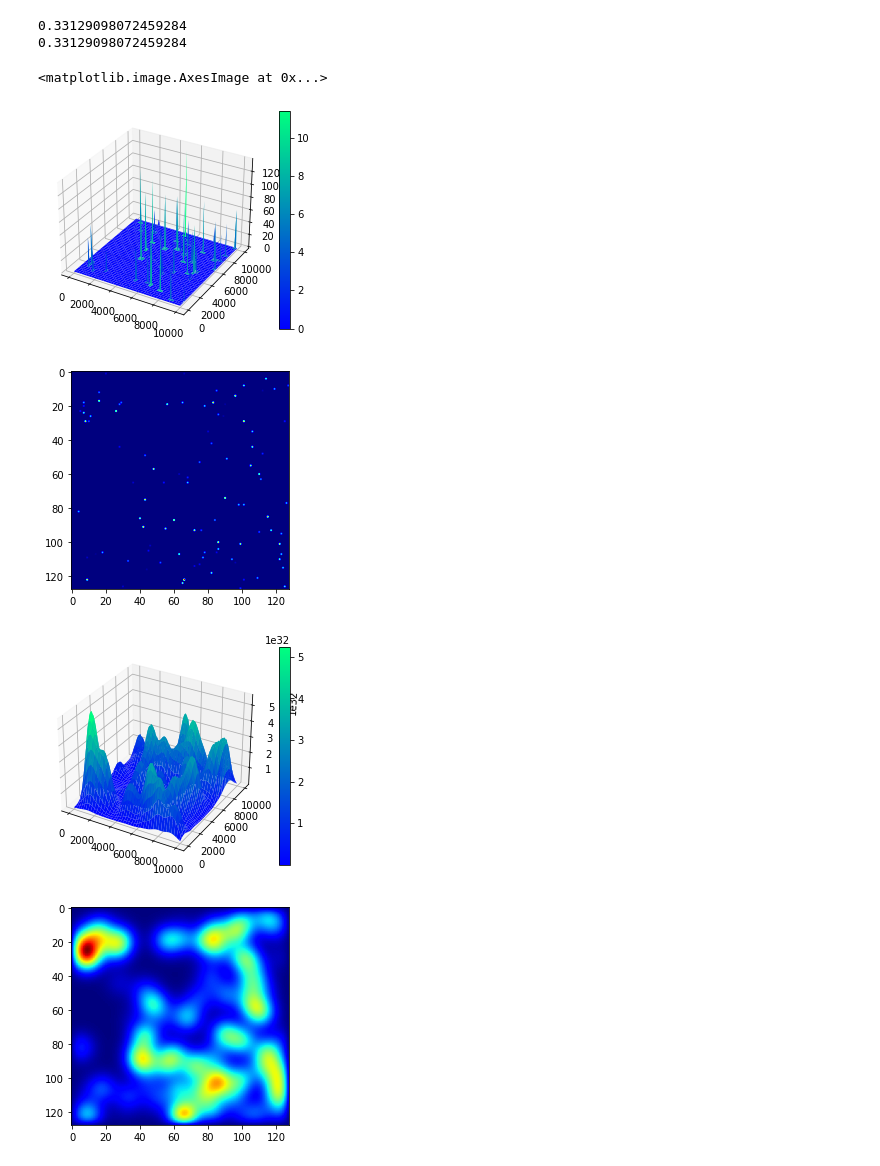
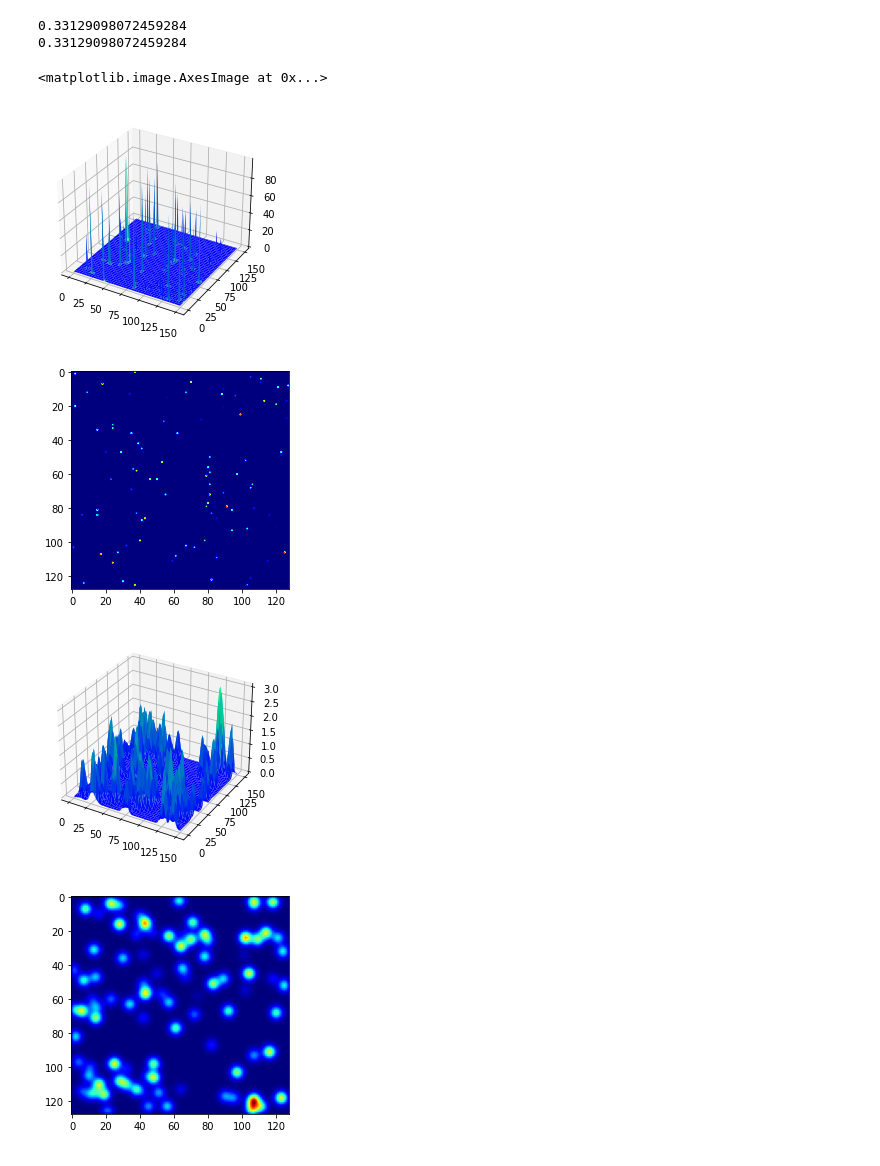
Before and after one commit to nico5655/OceanPSC, a Jupyter notebook: génération fond marin.ipynb, the cells around one changed output. Saved outputs shown, nothing was run; the diff lists cells and outputs as text; code cells hidden in the pictures.

```diff
--- a/génération fond marin.ipynb
+++ b/génération fond marin.ipynb
@@ -110,14 +110,13 @@ print(Laplacien(48,21))
 0.33129098072459284
 # %%
 def show3d(map2):
-    navigate=1000
+    navigate=15
     x=linspace(0,10*navigate,n)
     y=linspace(0,10*navigate,n)
     X, Y = meshgrid(x, y)
     fig = figure()
     ax = axes(projection ='3d')
     p=ax.plot_surface(X, Y, map2, cmap ='winter')
-    fig.colorbar(p)
 # %%
 map2=np.zeros((n,n))
 for i in range(100):
@@ -129,18 +128,18 @@ figure()
 imshow(map2,cmap=cm.jet)
 # %% [output]
 <matplotlib.image.AxesImage at 0x...>
-[figure, old version]
+[figure, new version]
-[figure, old version]
+[figure, new version]
 # %%
 
-map2=diffuse(map2,1000)
+map2=diffuse(map2,10)
 show3d(map2)
 figure()
 imshow(map2,cmap=cm.jet)
 show()
 # %% [output]
-[figure, old version]
+[figure, new version]
-[figure, old version]
+[figure, new version]
 # %%
 
 map2=diffuse(map2,1000)
```
Also changed, not shown: parts of 1 cell of this notebook.
